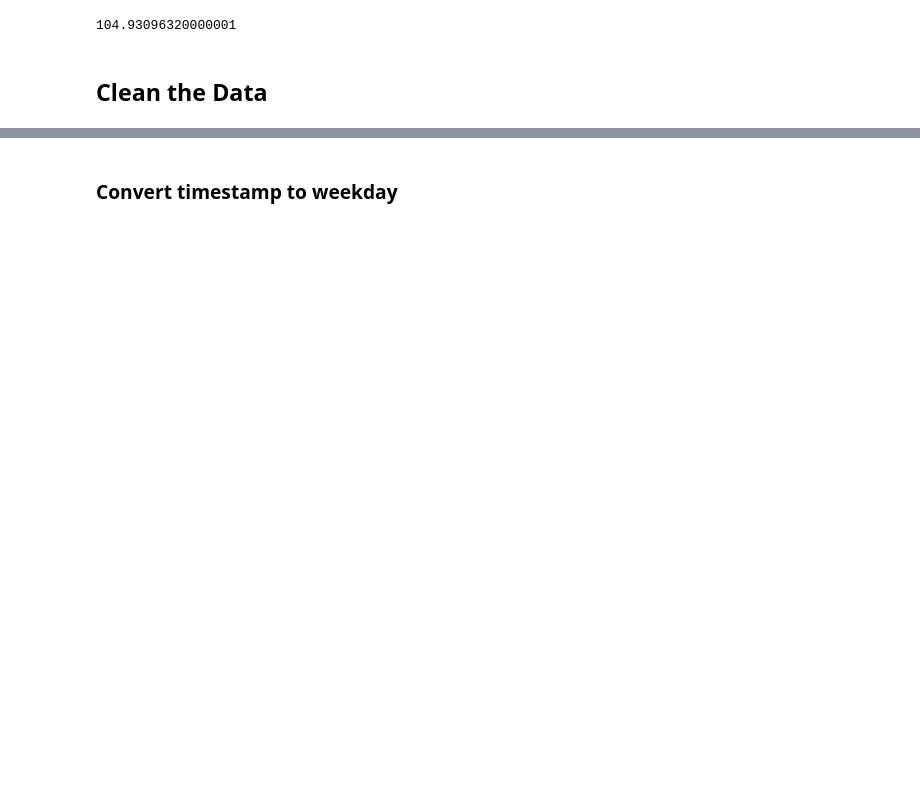
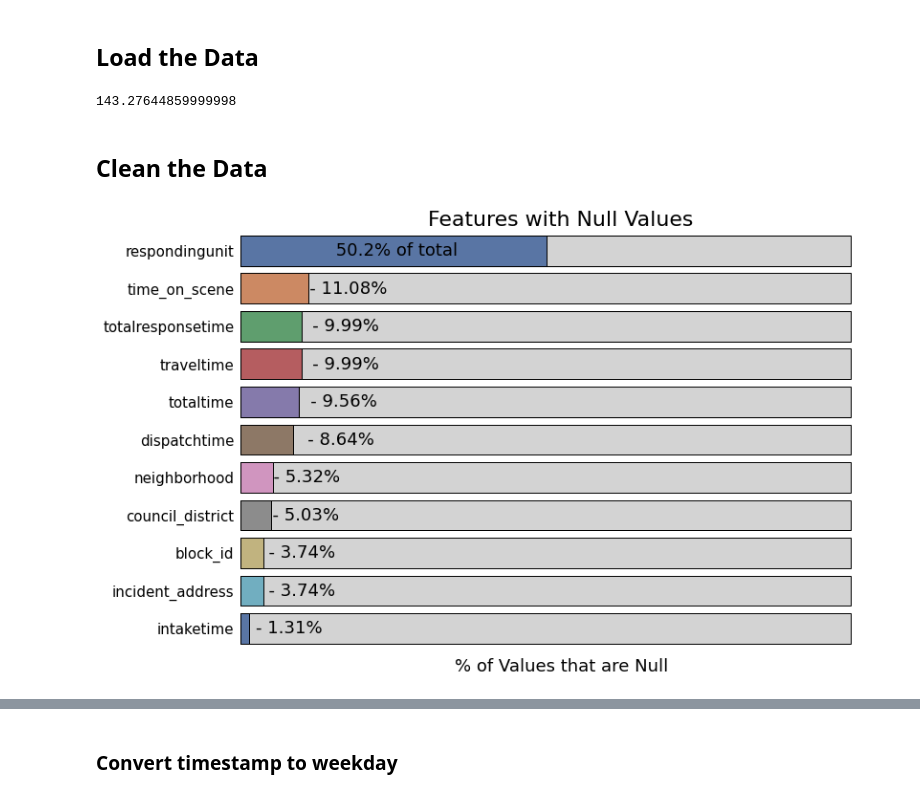
Before and after one commit to jedc4xer/model_assessment, a Jupyter notebook: xgb_improved.ipynb, the cells around one changed output, grey strips where cells are left out. Saved outputs shown, nothing was run; the diff lists cells and outputs as text; code cells hidden in the pictures; blank space fills up the shorter version.

```diff
--- a/xgb_improved.ipynb
+++ b/xgb_improved.ipynb
@@ -19,10 +30,14 @@ from sklearn.model_selection import GridSearchCV
+# %% [markdown]
+## Load the Data
 # %%
-path1 = 'https://gen10datafund2202.blob.core.windows.net/jedscontainer/911_Calls_For_Service.csv'
-path2 = 'https://opendata.arcgis.com/api/v3/datasets/4f49eb825f564efa9a23cd103c4ba13b_0/downloads/data?format=csv&spatialRefId=4326'
+blob_path = 'https://gen10datafund2202.blob.core.windows.net/jedscontainer/911_Calls_For_Service.csv'
+source_path = 'https://opendata.arcgis.com/api/v3/datasets/4f49eb825f564efa9a23cd103c4ba13b_0/downloads/data?format=csv&spatialRefId=4326'
+
 start = time.perf_counter()
-detroit_911 = pd.read_csv(path1, thousands = ",")#, nrows = 100000)
+detroit_911 = pd.read_csv(blob_path, thousands = ",")#, nrows = 100000)
 print(time.perf_counter() - start)
+pls()
 # %% [output]
-104.93096320000001
+143.27644859999998
 # %% [markdown]
 ## Clean the Data
@@ -60,0 +44,43 @@ mapped_priorities['calldescription'] = mapped_priorities['calldescription'].appl
+# %%
+# Make a copy of the dataframe so that I don't have to redownload it every time I want to refresh.
+detroit_df = detroit_911.copy()
+
+# Count all the null values in the columns
+null_values = detroit_df.isnull().sum().reset_index().rename(columns = {'index':'feature', 0: "null_values"})
+null_values.sort_values(by = 'null_values', ascending = False, inplace = True)
+null_values['null_ratio'] = (null_values['null_values'] / detroit_df.shape[0]) * 100
+null_values['total'] = 100
+# %%
+plt.rcParams['ytick.labelsize'] = 15
+
+fig = plt.figure(figsize = (12,8))
+plt.title('Features with Null Values', fontsize = 22)
+
+null_ax = sns.barplot(data = null_values[(null_values['null_ratio'] > 0)], x='total', y='feature', color = 'lightgrey', edgecolor = 'black')
+null_ax1 = sns.barplot(data = null_values[(null_values['null_ratio'] > 0)], x='null_ratio', y='feature', palette = 'deep', edgecolor = 'black')
+
+null_ax.set_ylabel("")
+null_ax.set_xlabel('% of Values that are Null', fontsize = 18)
+
+null_ax.tick_params(bottom = False, left = False)
+for c in null_ax.containers:
+    labels = []
+    for v in c:
+        if (h := v.get_width()) == 100:
+            lab = ""
+        elif (h := v.get_width()) > 14:
+            lab = f' {(h/100)*100:0.1f}% of total'
+        elif (h := v.get_width()) > 7:
+            lab = f'  {" "*25}- {(h/100)*100:0.2f}%'
+        elif (h := v.get_width()) > 3:
+            lab = f'  {" "*16}- {(h/100)*100:0.2f}%'
+        else:
+            lab = f'{" "*16}- {(h/100)*100:0.2f}%'
+        labels.append(lab)
+
+    null_ax.bar_label(c,labels=labels,label_type = 'center',fontsize = 18,color= 'black')#, weight = 'bold')
+
+null_ax.set(xticklabels = [])
+sns.despine(bottom = True, left = True)
+# %% [output]
+[figure, added]
```
Also changed, not shown: parts of 38 cells of this notebook, 8 other files.
